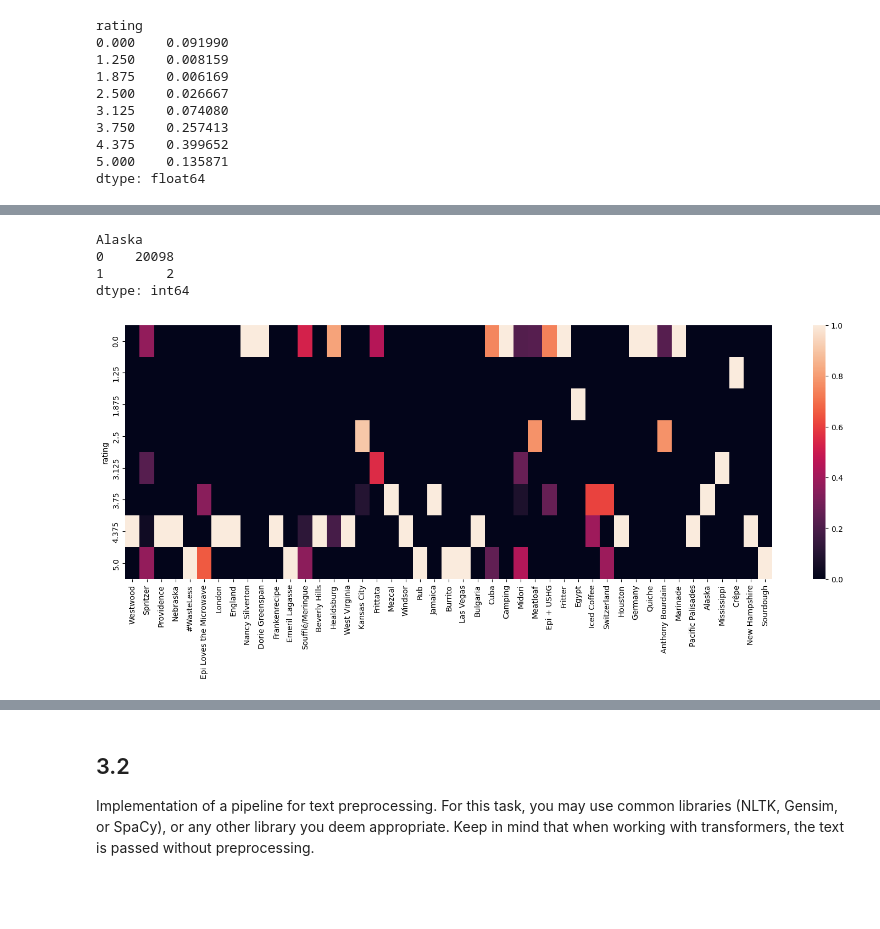
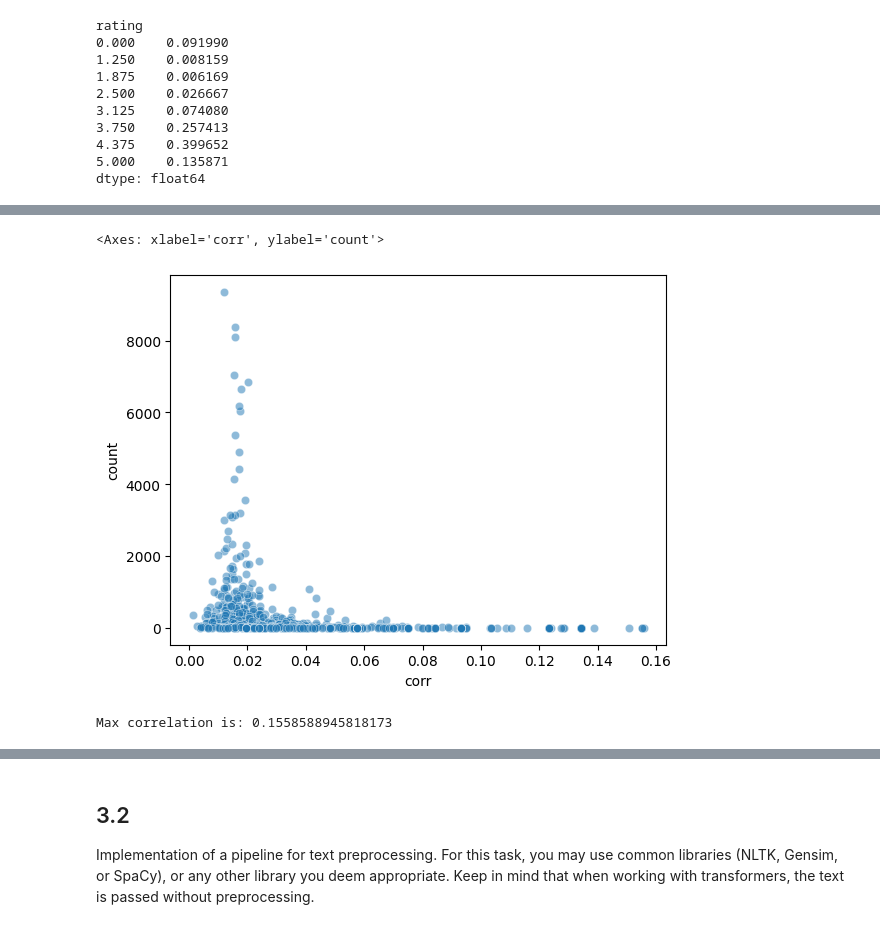
Before and after one commit to BenediktMehl/DataProcessingFinalProject, a Jupyter notebook: preprocessing.ipynb, the cells around one changed output, grey strips where cells are left out. Drawn from its saved outputs; the diff is of its cells as text; code cells hidden in the pictures; blank space fills up the shorter version.

```diff
--- a/preprocessing.ipynb
+++ b/preprocessing.ipynb
@@ -57,3 +57,8 @@ mandatory_columns = ['directions', 'date', 'categories', 'title', 'ingredients']
 optional_columns = ['fat', 'calories', 'desc', 'protein', 'sodium']
 numerical_columns = ['fat', 'calories', 'protein', 'sodium']
 textual_columns = ['title', 'directions', 'desc']
+list_columns = ['categories', 'ingredients', 'directions']
+# %%
+for column in list_columns:
+    data[f'num_{column}'] = data[column].apply(lambda x: len(x))
+data.head()
@@ -100,7 +98,7 @@ Analysis of input variables. Visualize the relationship between the output varia
 # %%
 import matplotlib.pyplot as plt
 # %%
-all_categories = data['categories'].explode().unique()
+all_categories = data['categories'].explode().unique().tolist()
 print(len(all_categories))
 # %% [output]
 675
@@ -166,13 +167,17 @@ sns.heatmap(relations.iloc[:,150:190])
-# %%
-plt.figure(figsize=(19, 6))
-sns.heatmap(relations.iloc[:,630:])
-# This plot show some very significant relations, for example for 'Alaska'
-# All recipes with 'Alaska' in the category seem to have a rating of 3.75
-# But one needs to be careful with such conclusions, as the number of recipes with 'Alaska' is very low (2 of 20111)
-categories_and_rating.groupby(['Alaska']).size()
-# %% [output]
-Alaska
-0    20098
-1        2
-dtype: int64
-[figure, removed]
+# %%
+#calculate the difference between the rating and the mean rating for each category
+correlation = ((relations - normalizer.to_numpy().reshape(-1,1)) ** 2).mean()
+correlation.sort_values(ascending=False)
+#combine that with the number of recipes in each category
+correlation = correlation.to_frame()
+correlation.columns = ['corr']
+correlation['count'] = categories_and_rating.sum()
+sns.scatterplot(x='corr', y='count', data=correlation, alpha=0.5)
+# %% [output]
+<Axes: xlabel='corr', ylabel='count'>
+[figure, added]
+# %%
+max_corr = correlation['corr'].max()
+print(f"Max correlation is: {max_corr}")
+# %% [output]
+Max correlation is: 0.1558588945818173
```
Also changed, not shown: parts of 49 cells of this notebook, 1 other file.
